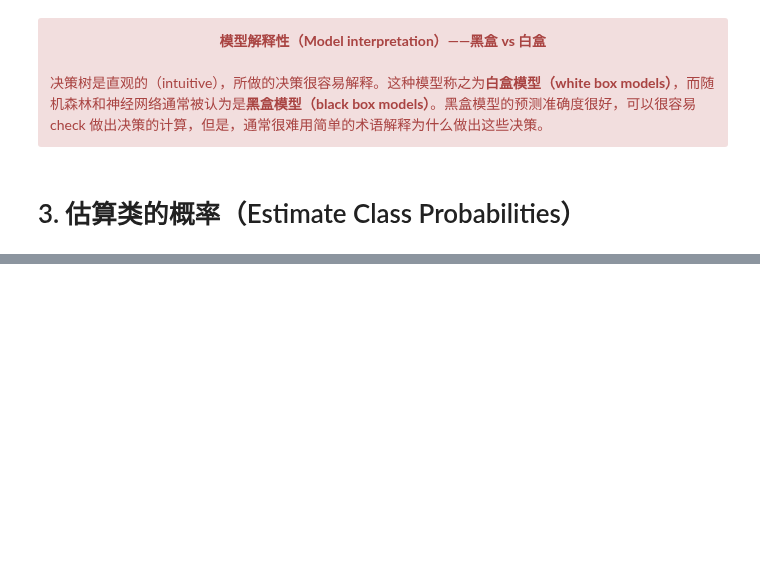
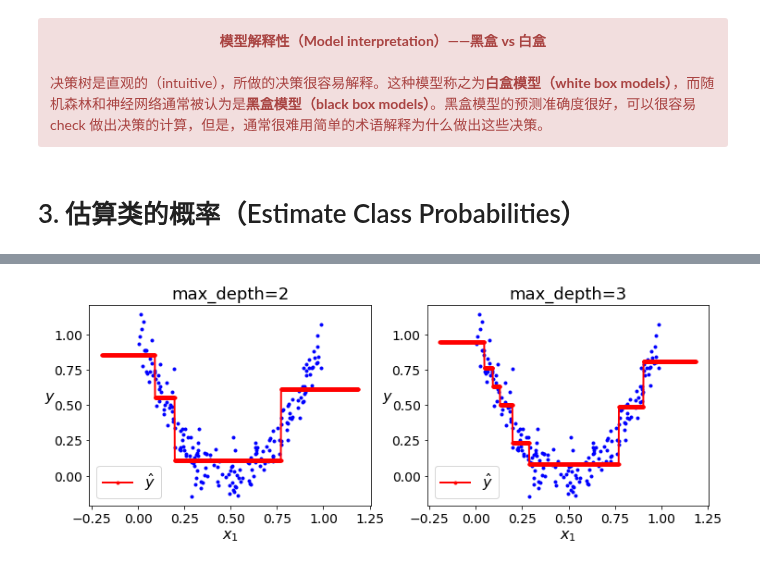
Before and after one commit to libingallin/handson_ml_2nd, a Jupyter notebook: chap06_decision_trees/chap06_decision_trees.ipynb, the cells around one changed output, grey strips where cells are left out. Cells and saved outputs as stored; diff of their text form; code cells hidden in the pictures; blank space fills up the shorter version.

```diff
--- a/chap06_decision_trees/chap06_decision_trees.ipynb
+++ b/chap06_decision_trees/chap06_decision_trees.ipynb
@@ -257,0 +431,28 @@ plt.show()
+# %%
+def plot_regression_predictions(tree_reg, X, y):
+    X_new = np.linspace(X.min()-0.2, X.max()+0.2, 1000).reshape(-1, 1)
+    y_pred_new = tree_reg.predict(X_new)
+
+    plt.plot(X, y, 'b.')
+    plt.plot(X_new, y_pred_new, 'r.-', lw=2, label='$\hat{y}$')
+    plt.legend(fontsize=16)
+    plt.xlabel('$x_1$', fontsize=16)
+    plt.ylabel('$y$', fontsize=16, rotation=0)
+# %%
+tree_reg_1 = DecisionTreeRegressor(max_depth=2, random_state=42)
+tree_reg_1.fit(X_reg, y_reg)
+tree_reg_2 = DecisionTreeRegressor(max_depth=3, random_state=42)
+tree_reg_2.fit(X_reg, y_reg)
+
+plt.figure(figsize=(12, 4))
+plt.subplot(121)
+plot_regression_predictions(tree_reg_1, X_reg, y_reg)
+plt.title("max_depth=2", fontsize=18)
+
+plt.subplot(122)
+plot_regression_predictions(tree_reg_2, X_reg, y_reg)
+plt.title("max_depth=3", fontsize=18)
+
+plt.show()
+# %% [output]
+[figure, added]
```
Also changed, not shown: parts of 33 cells of this notebook.
